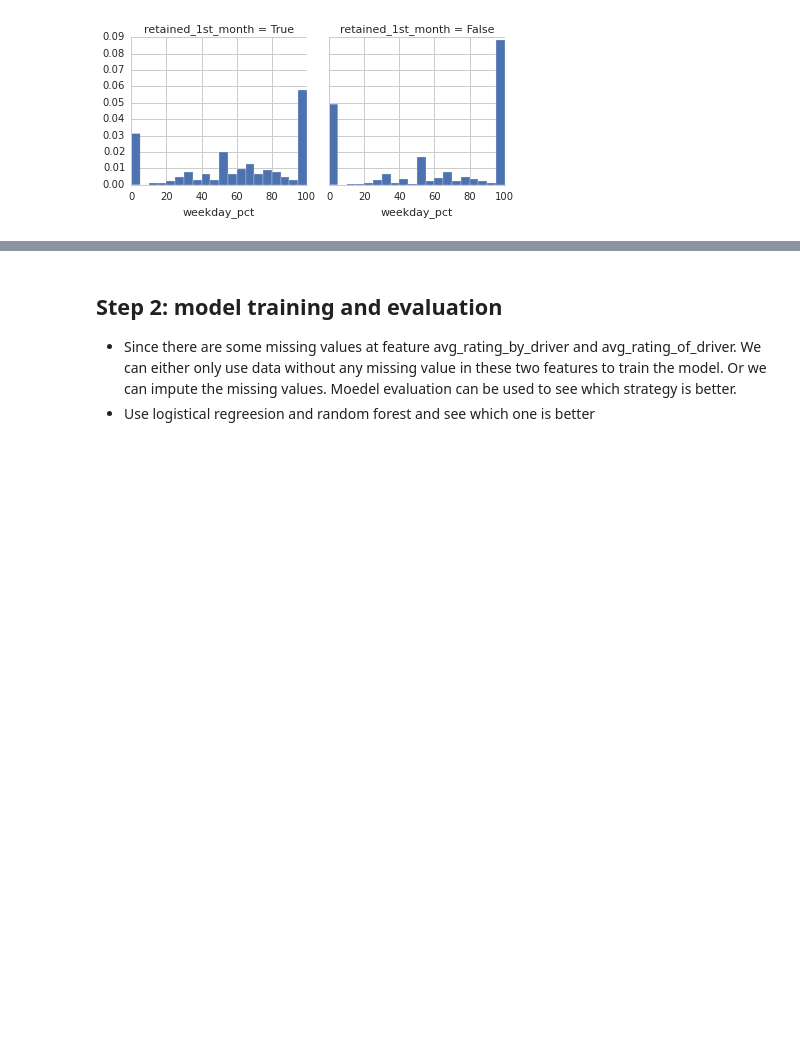
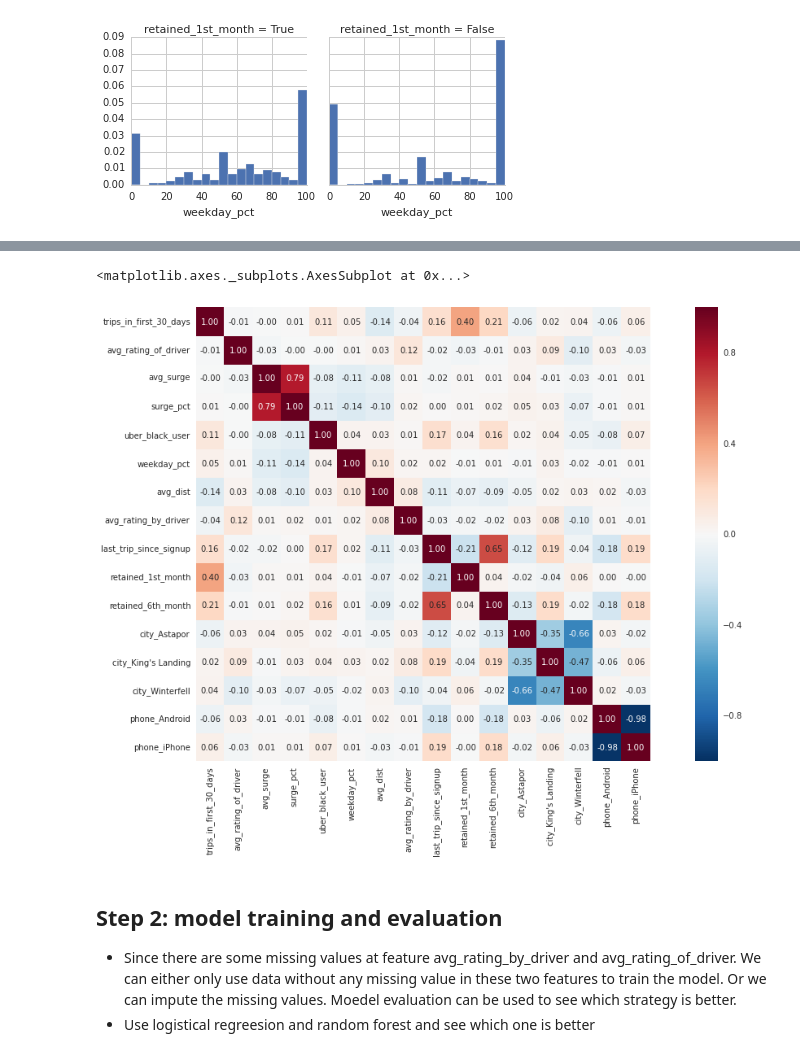
Before and after one commit to baomingTang/ds, a Jupyter notebook: interview_exercises/uber/uber.ipynb, the cells around one changed output, grey strips where cells are left out. Saved outputs shown, nothing was run; the diff lists cells and outputs as text; code cells hidden in the pictures; blank space fills up the shorter version.

```diff
--- a/interview_exercises/uber/uber.ipynb
+++ b/interview_exercises/uber/uber.ipynb
@@ -228,3 +194,11 @@ users1.corr()
+# %%
+# create a heat map to show covariance of all variables
+plt.figure(figsize=(20, 10))
+sns.heatmap(users1.corr(), cbar=True, annot=True, square=True, fmt='.2f', xticklabels=True,
+            yticklabels=True)
+# %% [output]
+<matplotlib.axes._subplots.AxesSubplot at 0x...>
+[figure, added]
 # %% [markdown]
 ## Step 2: model training and evaluation
 * Since there are some missing values at feature avg_rating_by_driver and avg_rating_of_driver. We can either only use data without any missing value in these two features to train the model. Or we can impute the missing values. Moedel evaluation can be used to see which strategy is better.
```
Also changed, not shown: parts of 6 cells of this notebook.
